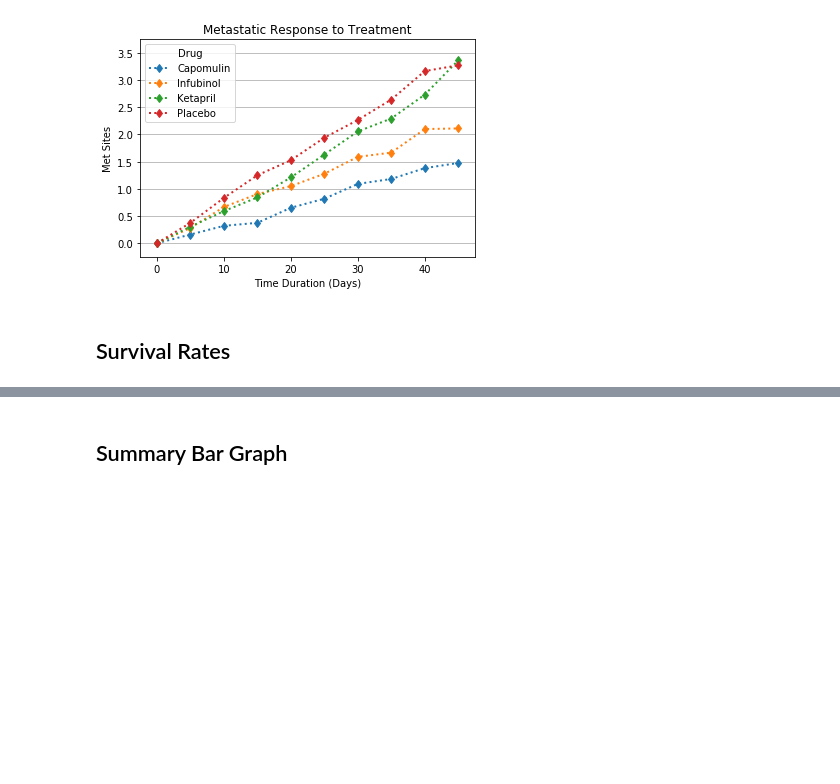
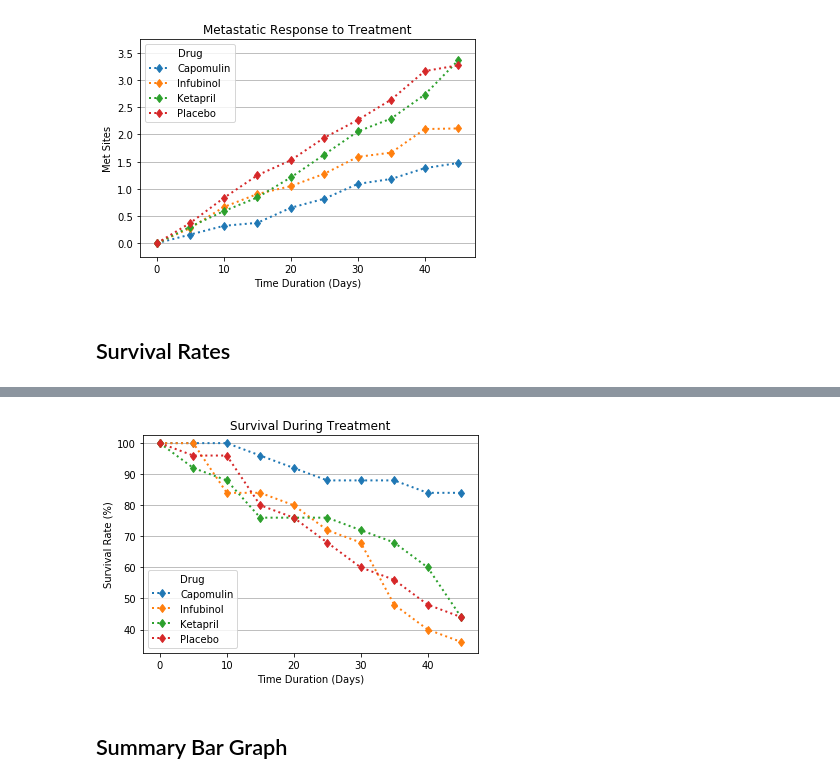
Before and after one commit to malisum/matplotlib-challenge, a Jupyter notebook: Pymaceuticals/pymaceuticals_main.ipynb, the cells around one changed output, grey strips where cells are left out. Saved outputs shown, nothing was run; the diff lists cells and outputs as text; code cells hidden in the pictures; blank space fills up the shorter version.

Commit message:
summary graph wip

```diff
--- a/Pymaceuticals/pymaceuticals_main.ipynb
+++ b/Pymaceuticals/pymaceuticals_main.ipynb
@@ -231,7 +237,11 @@ plt.show()
 ## Survival Rates
 # %%
 # Store the Count of Mice Grouped by Drug and Timepoint (W can pass any metric)
+drug_timepoint_groupby = mouse_clinical_df.groupby(['Drug', 'Timepoint'])["Mouse ID"].count()
 
 # Convert to DataFrame
+drug_timepoint_df = pd.DataFrame(drug_timepoint_groupby)
+drug_timepoint_df.rename(columns = {'Mouse ID':'Mouse Count'}, inplace = True)
 
 # Preview DataFrame
+drug_timepoint_df
@@ -246,4 +263,6 @@ plt.show()
 # %%
 # Minor Data Munging to Re-Format the Data Frames
+reformat_drug_timepoint_df = pd.pivot_table(drug_timepoint_df, values = 'Mouse Count', index = ['Timepoint'], columns = 'Drug')
 
-# Preview the Data Frame
+# Preview that Reformatting worked
+reformat_drug_timepoint_df
@@ -268,2 +282,39 @@ plt.show()
+# %%
+# Generate the Plot (Accounting for percentages)
+
+# Copy the datframe and convert the values in the columns to the percentage of the 1st row for the graph
+reformat_drug_timepoint_df2 = []
+reformat_drug_timepoint_df2 = reformat_drug_timepoint_df.copy()
+
+for col in reformat_drug_timepoint_df.columns:
+    reformat_drug_timepoint_df2[col] = (reformat_drug_timepoint_df[col]/reformat_drug_timepoint_df[col].iloc[0])*100
+    reformat_drug_timepoint_df2[col].round(decimals = 2)
+
+# Set the x axis limits to not start from 0
+xLim = [-2.5, 47.5]
+# Set the y axis limits
+yLim = [32.50, 102.50]
+
+# Plot
+ax = reformat_drug_timepoint_df2[['Capomulin', 'Infubinol', 'Ketapril', 'Placebo']].plot.line(use_index = True, linestyle='dotted', \
+                                linewidth=2, xlim = xLim, ylim = yLim, legend = True, marker = 'd', title = 'Survival During Treatment')
+
+# Set y axis grid lines
+ax.yaxis.grid(True)
+
+# Set x & y axis labels
+ax.set_xlabel("Time Duration (Days)")
+ax.set_ylabel("Survival Rate (%)")
+
+# Note/Tip: Use grid(color='black', linestyle='-', linewidth=0.25) to customize grid lines
+# Note/Tip: Use ax.xaxis for x-axis grid lines
+# Note/Tip: Use ax.grid() to get both x & y axis
+
+# Save the Figure
+plt.savefig('./output/survival.png')
+# Show the Figure
+plt.show()
+# %% [output]
+[figure, added]
 # %% [markdown]
 ## Summary Bar Graph
```
Also changed, not shown: parts of 16 cells of this notebook, 3 other files.
